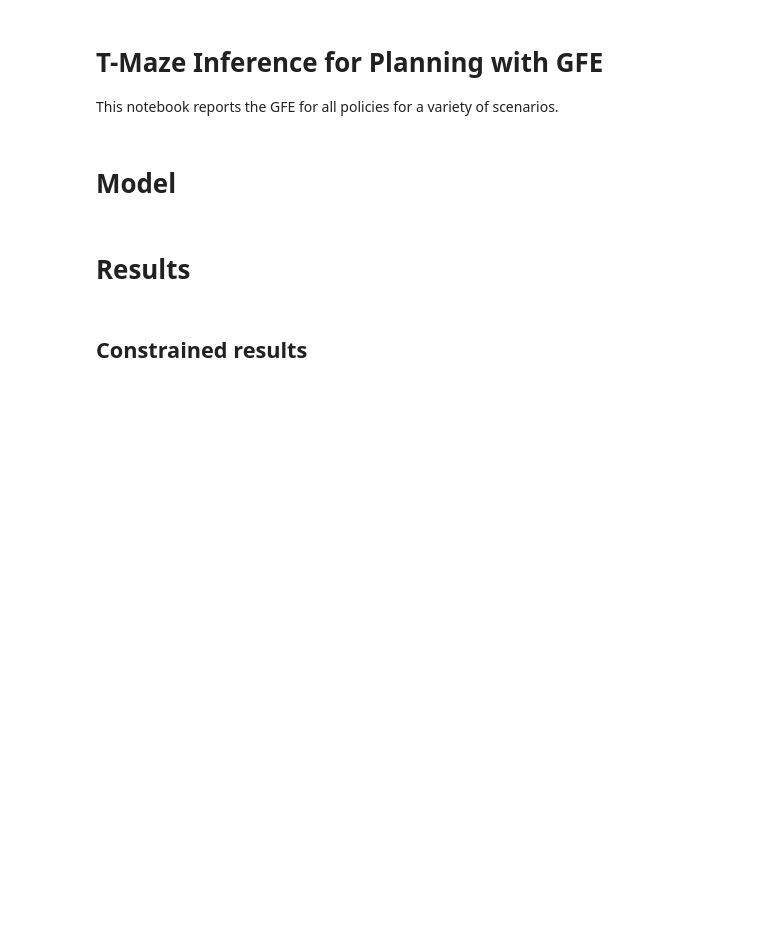
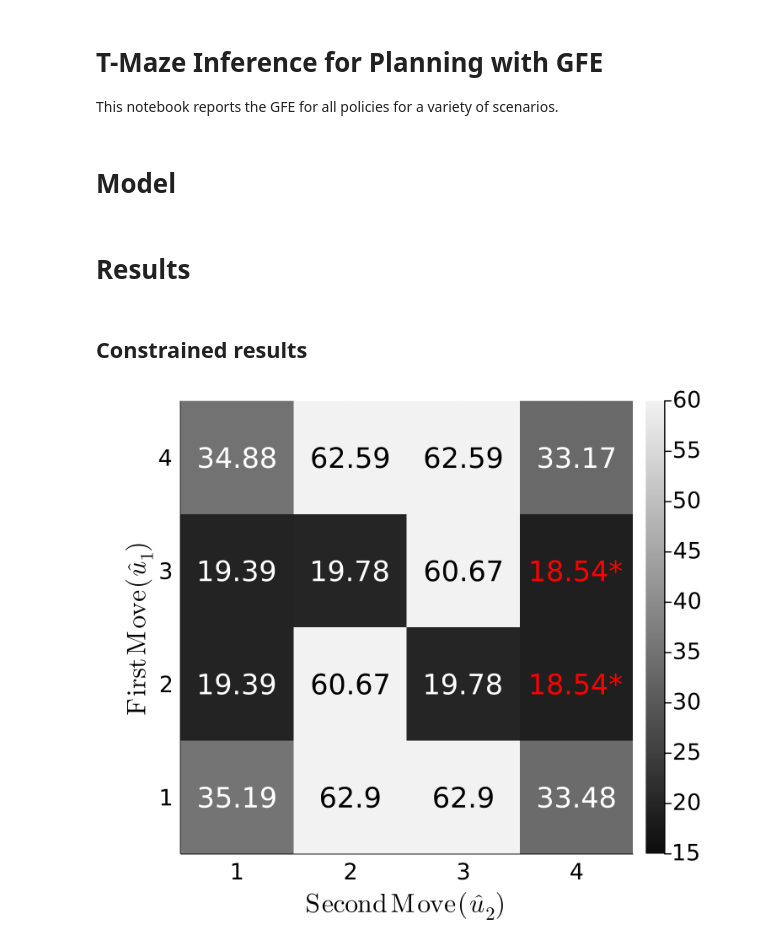
Before and after one commit to biaslab/LAIF, a Jupyter notebook: src/FLSimulations/T-maze_planning_GFE.ipynb, the cells around one changed output. Saved outputs shown, nothing was run; the diff lists cells and outputs as text; code cells hidden in the pictures; blank space fills up the shorter version.

```diff
--- a/src/FLSimulations/T-maze_planning_GFE.ipynb
+++ b/src/FLSimulations/T-maze_planning_GFE.ipynb
@@ -67,5 +65,7 @@ include("helpers.jl")
 ## Constrained results
 # %%
 GFE = evaluatePolicies(A, B, C, D)
-plotResults(CBFE, clim=(7.0,12.0), dpi=300, highlight=minimum)
-savefig("figures/GFE_c_$(c)_a_$(α).png")
+plotResults(GFE, clim=(15.0,60.0), dpi=300, highlight=minimum)
+# savefig("figures/GFE_c_$(c)_a_$(α).png")
+# %% [output]
+[figure, added]
```
Also changed, not shown: parts of 3 cells of this notebook, 5 other files.
